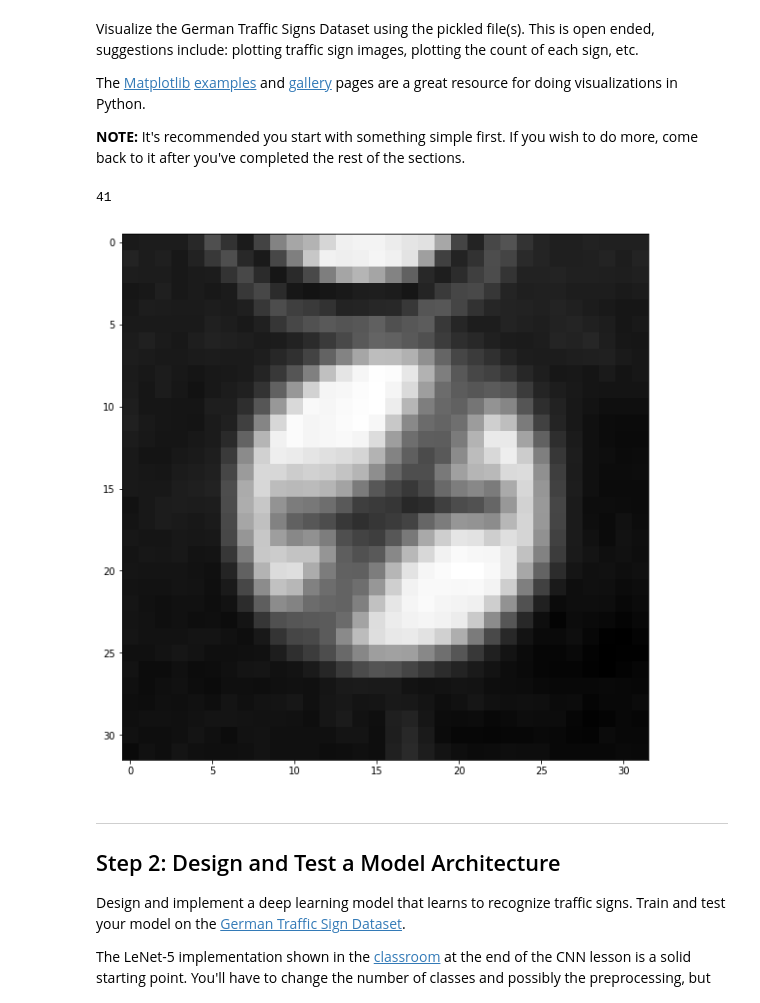
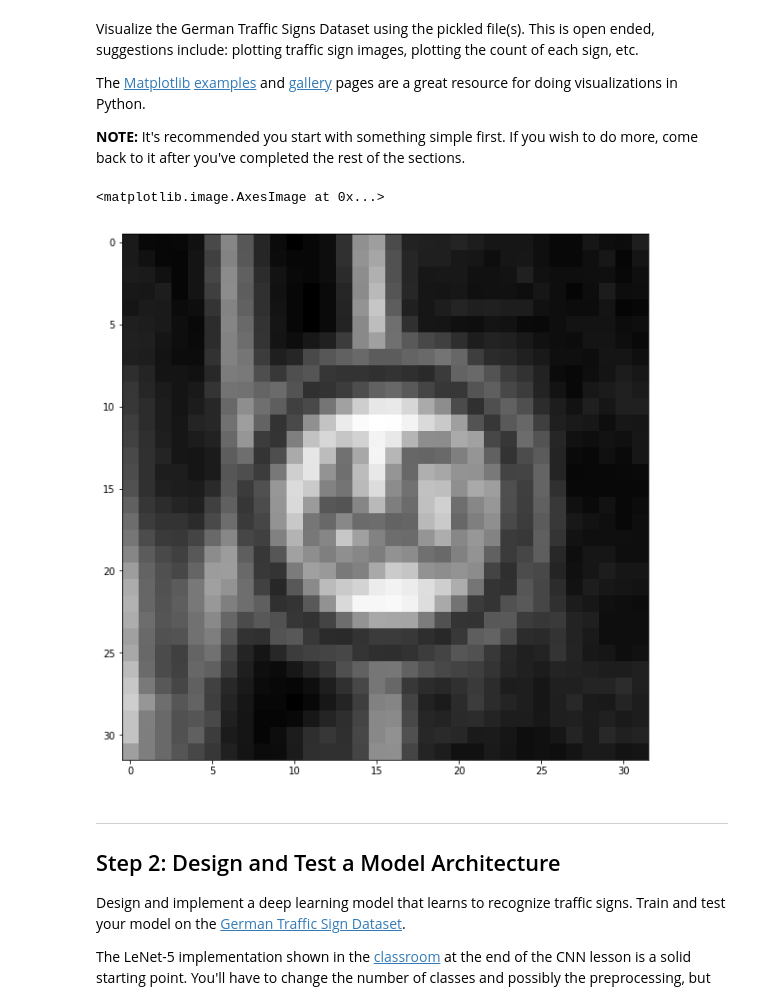
Before and after one commit to seongyooncho/CarND-Traffic-Sign-Classifier-Project, a Jupyter notebook: Traffic_Sign_Classifier.ipynb, the cells around one changed output. Saved outputs shown, nothing was run; the diff lists cells and outputs as text; code cells hidden in the pictures.

```diff
--- a/Traffic_Sign_Classifier.ipynb
+++ b/Traffic_Sign_Classifier.ipynb
@@ -91,28 +91,23 @@ The [Matplotlib](http://matplotlib.org/) [examples](http://matplotlib.org/exampl
 # %%
 ### Data exploration visualization code goes here.
 ### Feel free to use as many code cells as needed.
 import random
 import matplotlib.pyplot as plt
 import matplotlib
 # Visualizations will be shown in the notebook.
 %matplotlib inline
 index = random.randint(0, len(X_train))
-index = 10
 image = X_train[index].squeeze()
 
 def rgb2gray(rgb):
     return np.dot(rgb[...,:3], [0.299, 0.587, 0.114]) / 255
 gray_image = rgb2gray(image).reshape(32, 32, 1)
-#print(gray_image.shape)
-#print(gray_image[15])
 
 plt.figure(figsize=(10,10))
 plt.imshow(gray_image.squeeze(), cmap ="gray")
-#plt.imshow(image)
-print(y_train[index])
 # %% [output]
-41
+<matplotlib.image.AxesImage at 0x...>
-[figure, old version]
+[figure, new version]
 # %% [markdown]
 ----
 
```
Also changed, not shown: parts of 1 cell of this notebook, 3 other files.
